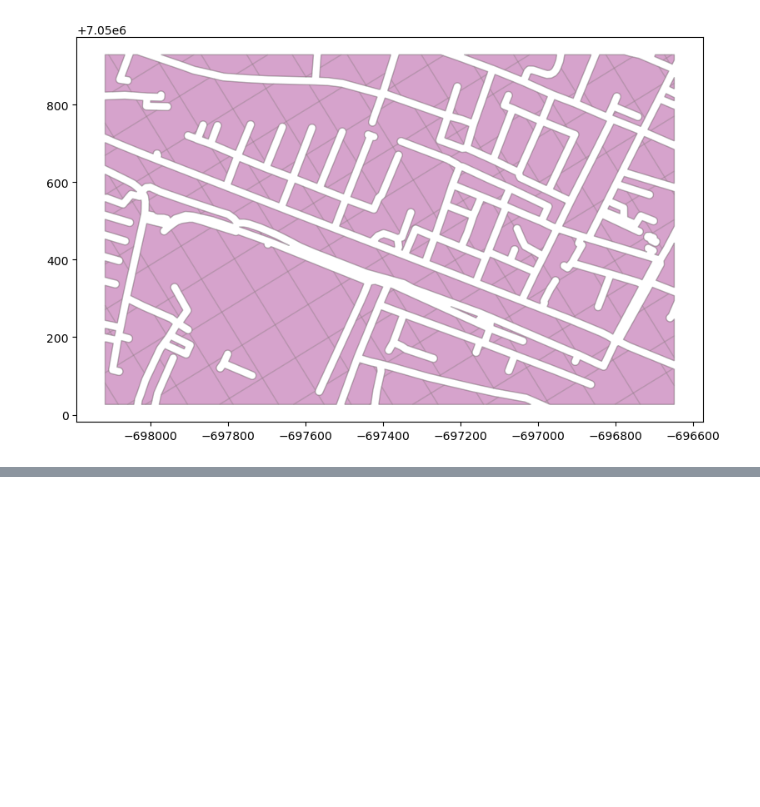
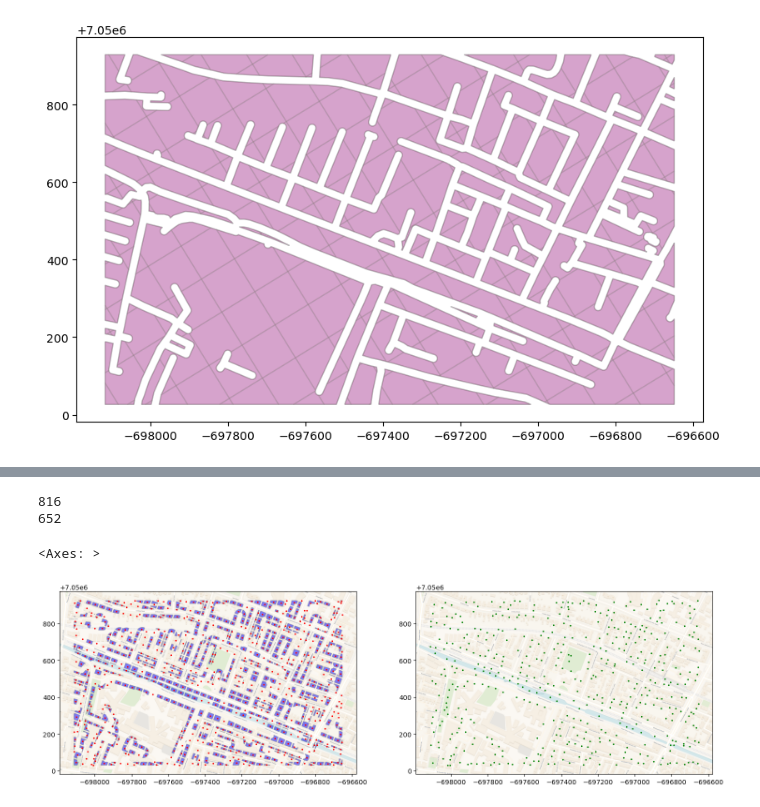
Before and after one commit to paddeaux/radian, a Jupyter notebook: radian_additions.ipynb, the cells around one changed output, grey strips where cells are left out. Drawn from its saved outputs; the diff is of its cells as text; code cells hidden in the pictures; blank space fills up the shorter version.

```diff
--- a/radian_additions.ipynb
+++ b/radian_additions.ipynb
@@ -472,0 +526,27 @@ paris.sample(500).to_file('geojson_polygons/GeoJSON/paris_hotels_fake_500.geojso
+# %%
+fig, axs = plt.subplots(1,2,figsize=(18,15))
+
+for ax in axs.flatten():
+    # set basemap for each plot
+    buffers.plot(ax=ax, facecolor='none', edgecolor='none', alpha=0.8)
+    cx.add_basemap(ax, crs='EPSG:3857', attribution=False, source=cx.providers.CartoDB.Voyager)
+
+
+print(len(building_buffers))
+
+# plotting polygons, buffer shapes, and centroids
+building_buffers.sample(600).plot(ax=axs[0], facecolor='blue', edgecolor='grey', alpha=0.5)
+building_buffers.centroid.plot(ax=axs[0], color='red', markersize=2)
+
+print(int(len(building_points_jitter) * 0.8))
+
+# plotting just the points
+building_points_jitter.sample(int(len(building_points_jitter) * 0.6)).plot(ax=axs[1], color='green',markersize=2)
+#roads.plot(ax=axs[1], alpha=0.4)
+
+#building_buffers.to_file("geojson_polygons/whitworth_fake_buildings.geojson", driver="GeoJSON")
+# %% [output]
+816
+652
+<Axes: >
+[figure, added]
```
Also changed, not shown: parts of 12 cells of this notebook, 2 other files.
